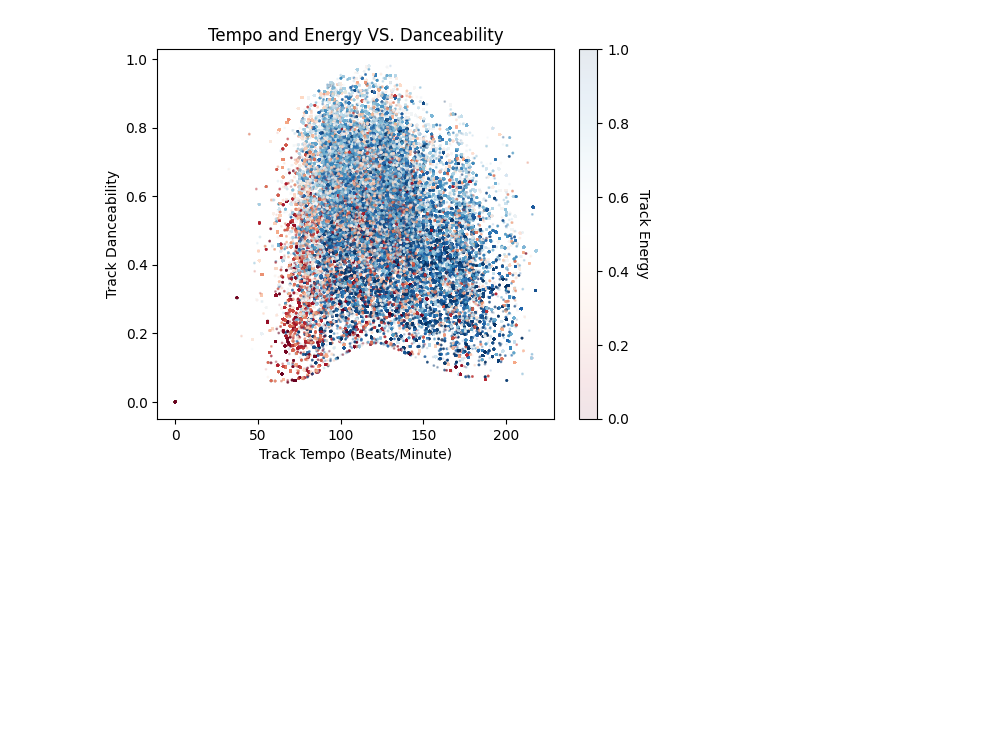
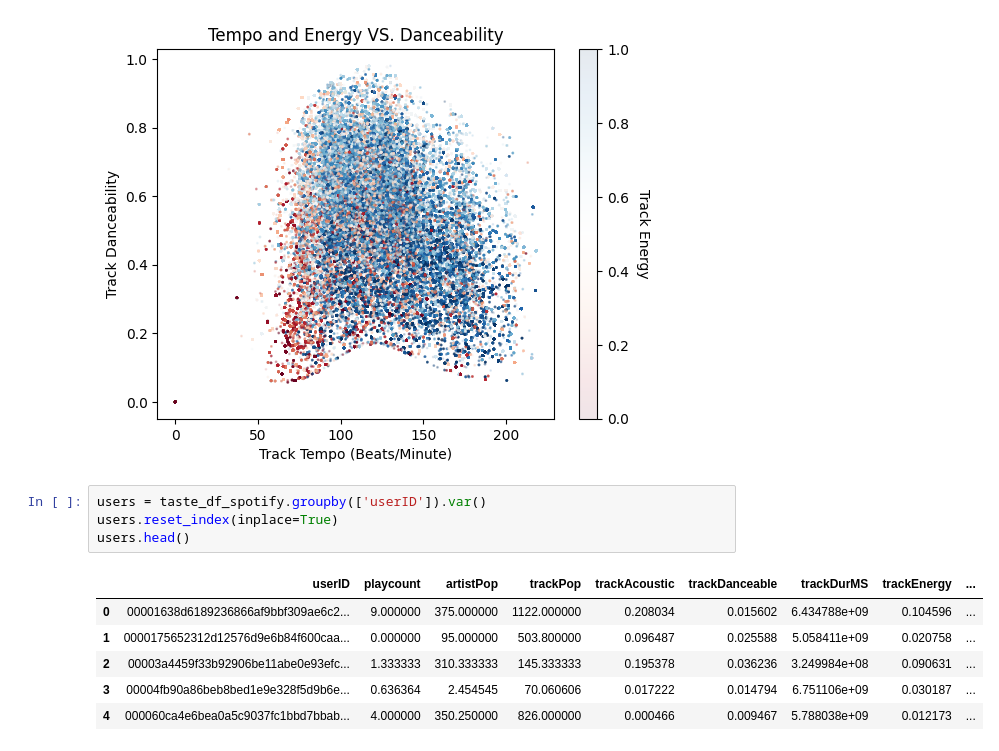
Before and after one commit to smehdizadeh/CSCI5622_Machine-Learning, a Jupyter notebook: dataset-creation.ipynb, the cells around one changed output. Drawn from its saved outputs; the diff is of its cells as text; blank space fills up the shorter version.

```diff
--- a/dataset-creation.ipynb
+++ b/dataset-creation.ipynb
@@ -1177,3 +1177,14 @@ plt.savefig('FIGURES/tempo-energy-dance.png', dpi=300)
 plt.show()
 # %% [output]
 [figure]
+# %%
+users = taste_df_spotify.groupby(['userID']).var()
+users.reset_index(inplace=True)
+users.head()
+# %% [output]
+|  | userID | playcount | artistPop | trackPop | trackAcoustic | trackDanceable | trackDurMS | trackEnergy | ... |
+| 0 | 00001638d6189236866af9bbf309ae6c2... | 9.000000 | 375.000000 | 1122.000000 | 0.208034 | 0.015602 | 6.434788e+09 | 0.104596 | ... |
+| 1 | 0000175652312d12576d9e6b84f600caa... | 0.000000 | 95.000000 | 503.800000 | 0.096487 | 0.025588 | 5.058411e+09 | 0.020758 | ... |
+| 2 | 00003a4459f33b92906be11abe0e93efc... | 1.333333 | 310.333333 | 145.333333 | 0.195378 | 0.036236 | 3.249984e+08 | 0.090631 | ... |
+| 3 | 00004fb90a86beb8bed1e9e328f5d9b6e... | 0.636364 | 2.454545 | 70.060606 | 0.017222 | 0.014794 | 6.751106e+09 | 0.030187 | ... |
+| 4 | 000060ca4e6bea0a5c9037fc1bbd7bbab... | 4.000000 | 350.250000 | 826.000000 | 0.000466 | 0.009467 | 5.788038e+09 | 0.012173 | ... |
```
Also changed, not shown: parts of 3 cells of this notebook.
